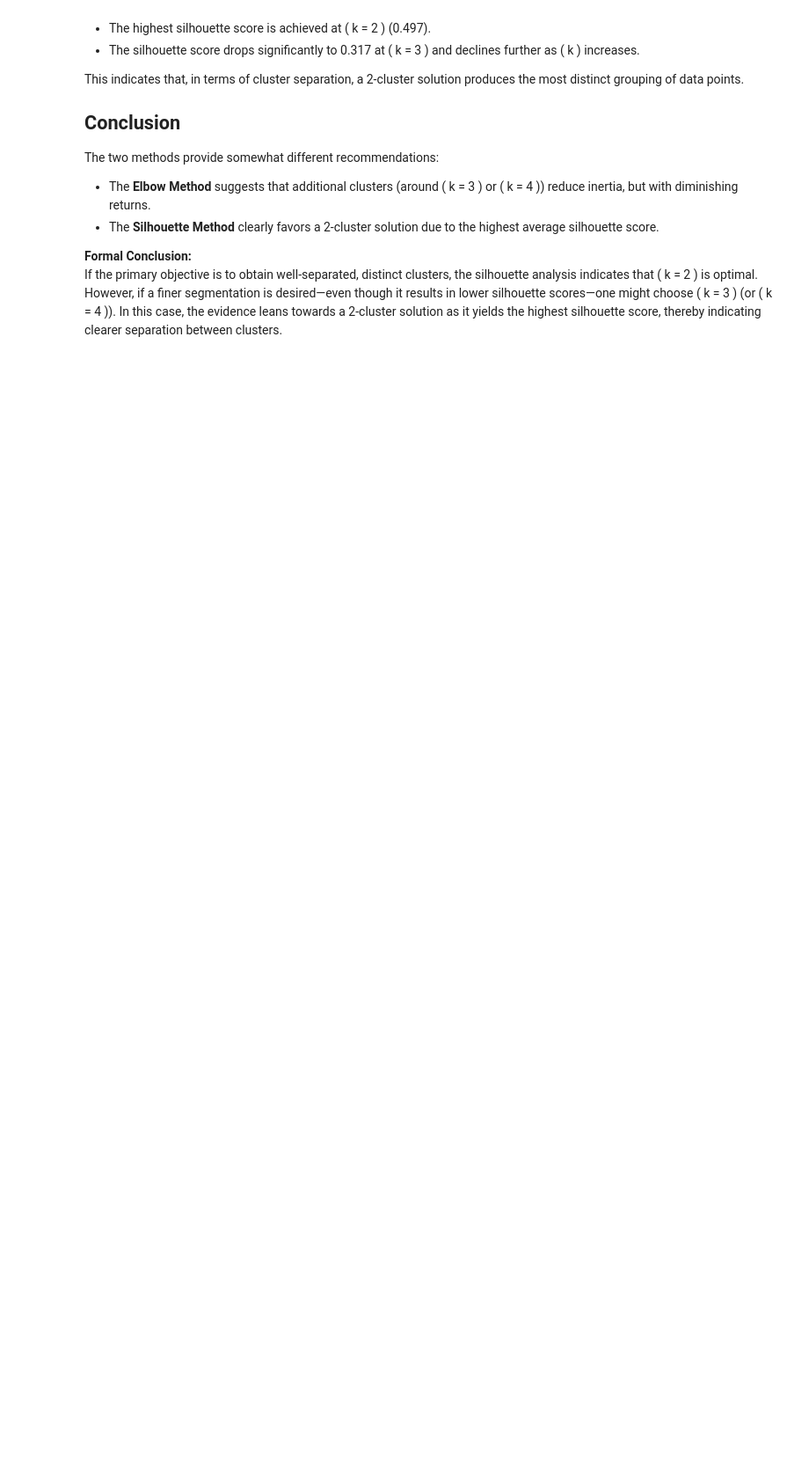
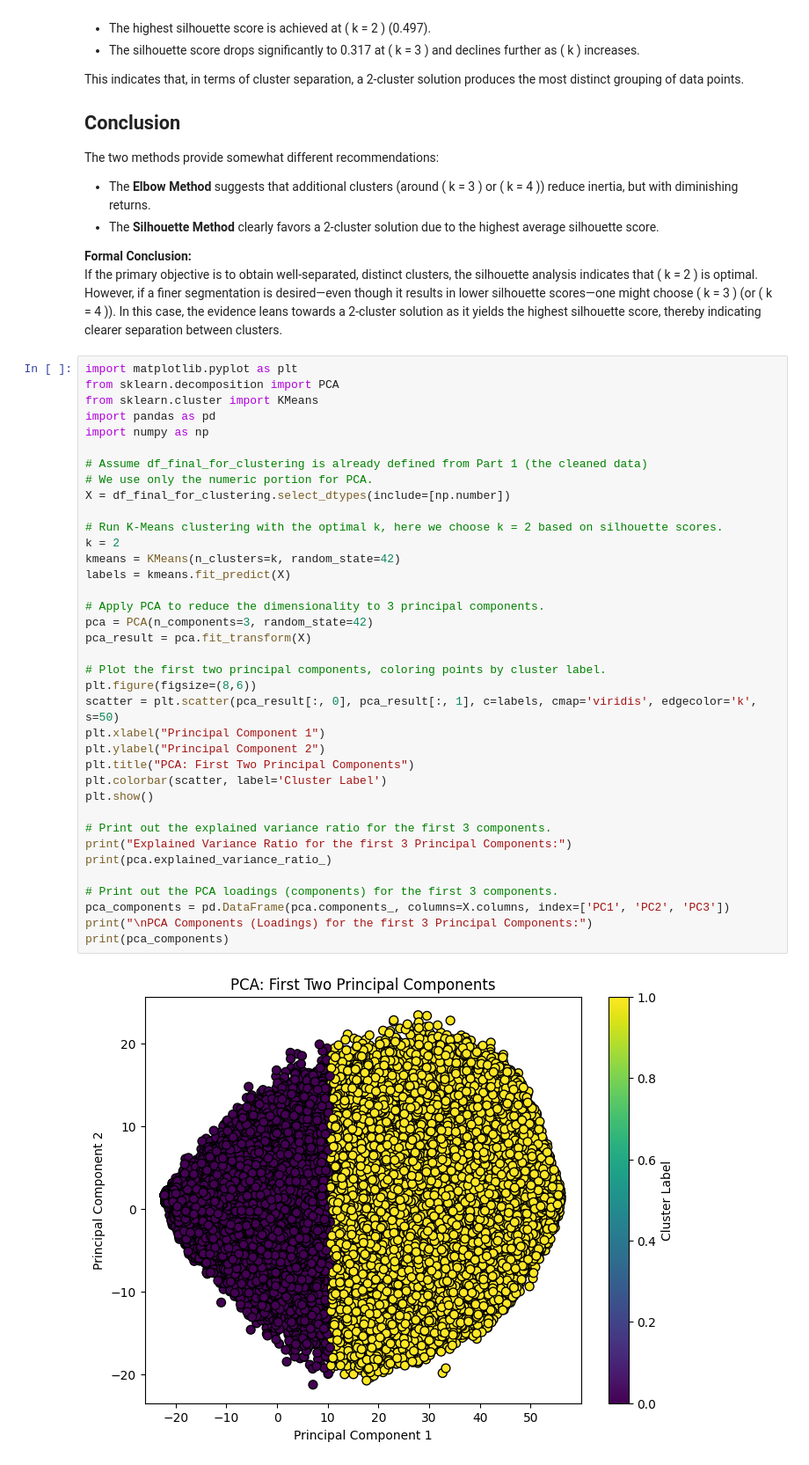
Before and after one commit to MalayP27/DS3000_FinalProject, a Jupyter notebook: CanadianHouseholds.ipynb, the cells around one changed output. Shown at 88% size. Saved outputs shown, nothing was run; the diff lists cells and outputs as text; blank space fills up the shorter version.

Commit message:
part 1c.2

```diff
--- a/CanadianHouseholds.ipynb
+++ b/CanadianHouseholds.ipynb
@@ -244,3 +244,42 @@ The two methods provide somewhat different recommendations:
 
 **Formal Conclusion:**
 If the primary objective is to obtain well-separated, distinct clusters, the silhouette analysis indicates that \( k = 2 \) is optimal. However, if a finer segmentation is desired—even though it results in lower silhouette scores—one might choose \( k = 3 \) (or \( k = 4 \)). In this case, the evidence leans towards a 2-cluster solution as it yields the highest silhouette score, thereby indicating clearer separation between clusters.
+# %%
+import matplotlib.pyplot as plt
+from sklearn.decomposition import PCA
+from sklearn.cluster import KMeans
+import pandas as pd
+import numpy as np
+
+# Assume df_final_for_clustering is already defined from Part 1 (the cleaned data)
+# We use only the numeric portion for PCA.
+X = df_final_for_clustering.select_dtypes(include=[np.number])
+
+# Run K-Means clustering with the optimal k, here we choose k = 2 based on silhouette scores.
+k = 2
+kmeans = KMeans(n_clusters=k, random_state=42)
+labels = kmeans.fit_predict(X)
+
+# Apply PCA to reduce the dimensionality to 3 principal components.
+pca = PCA(n_components=3, random_state=42)
+pca_result = pca.fit_transform(X)
+
+# Plot the first two principal components, coloring points by cluster label.
+plt.figure(figsize=(8,6))
+scatter = plt.scatter(pca_result[:, 0], pca_result[:, 1], c=labels, cmap='viridis', edgecolor='k', s=50)
+plt.xlabel("Principal Component 1")
+plt.ylabel("Principal Component 2")
+plt.title("PCA: First Two Principal Components")
+plt.colorbar(scatter, label='Cluster Label')
+plt.show()
+
+# Print out the explained variance ratio for the first 3 components.
+print("Explained Variance Ratio for the first 3 Principal Components:")
+print(pca.explained_variance_ratio_)
+
+# Print out the PCA loadings (components) for the first 3 components.
+pca_components = pd.DataFrame(pca.components_, columns=X.columns, index=['PC1', 'PC2', 'PC3'])
+print("\nPCA Components (Loadings) for the first 3 Principal Components:")
+print(pca_components)
+# %% [output]
+[figure, added]
```
Also changed, not shown: parts of 4 cells of this notebook.
